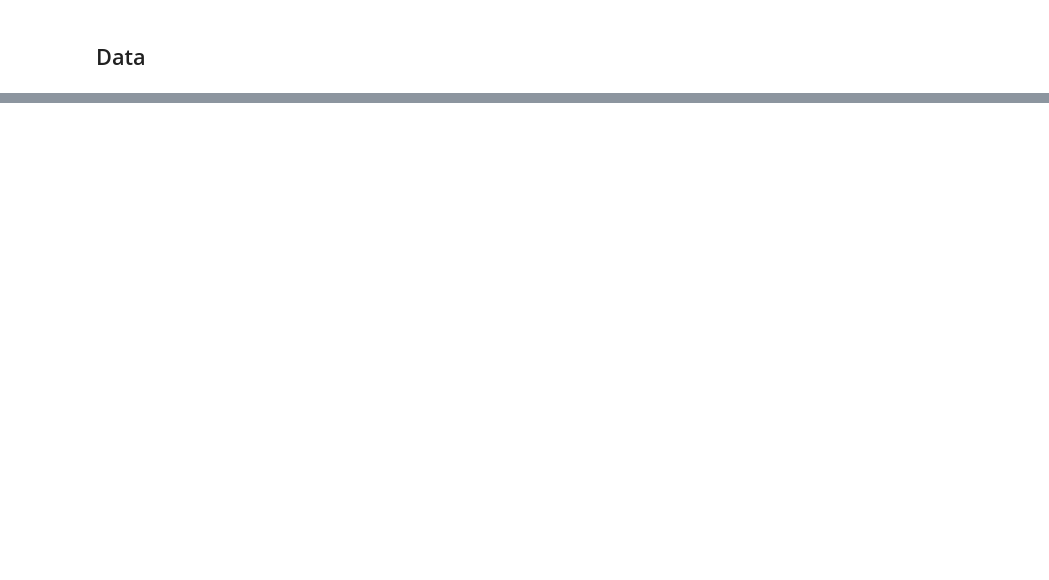
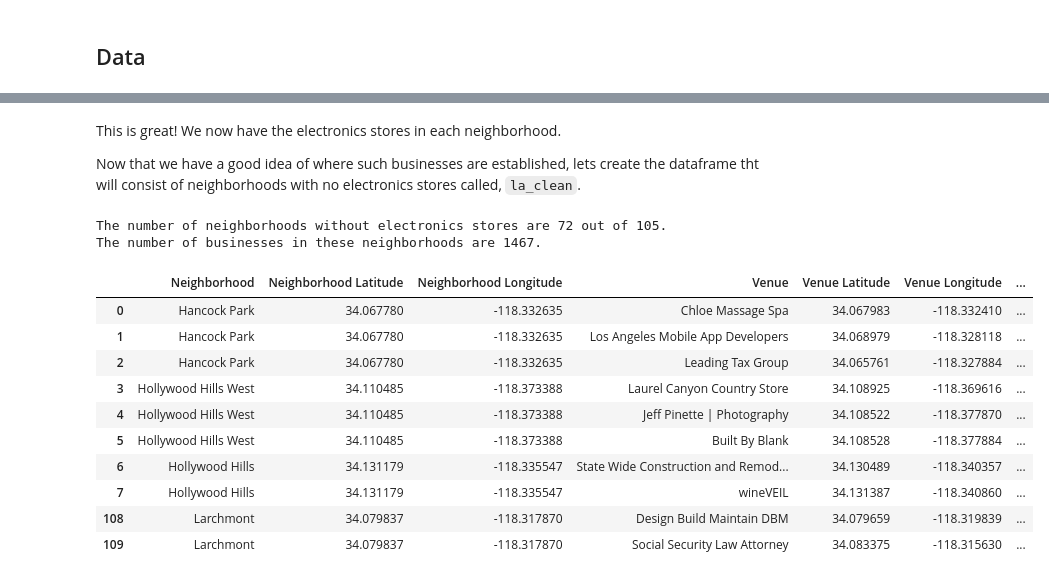
Before and after one commit to jjobel/IBM_DS_Capstone_Project, a Jupyter notebook: Capstone Project - The Battle of Neighborhoods.ipynb, the cells around one changed output, grey strips where cells are left out. Saved outputs shown, nothing was run; the diff lists cells and outputs as text; code cells hidden in the pictures; blank space fills up the shorter version.

```diff
--- a/Capstone Project - The Battle of Neighborhoods.ipynb
+++ b/Capstone Project - The Battle of Neighborhoods.ipynb
@@ -26,0 +138,7 @@ The data used consists of the following:
+# %%
+# We'll only keep neighborhoods in city of LA.
+df_la = df_la[df_la["Neighborhoods"].isin(df_data_1['name'])]
+
+print(f"The total number of neighborhoods in the city of Los Angeles are {len(df_la['Neighborhoods'].unique())}")
+
+df_la.head(20)
@@ -26,0 +215,7 @@ The data used consists of the following:
+# %%
+# @hidden_cell
+
+CLIENT_ID = 'WFUNCTLTXYVGNWQBBYFDUNNBDJ444DFUFFYMGMR5BLS40SYR'
+CLIENT_SECRET = '5CMCVPRFLUFJU0CVOJMWX0UU0VX5CT4KHZ3E23BAM0ZUQ12Y'
+VERSION = '20180604'
+LIMIT = 100
@@ -26,0 +270,7 @@ The data used consists of the following:
+# %%
+la_venues = getNearbyVenues(df_la['Neighborhoods'], df_la['Latitude'], df_la['Longitude'])
+
+print(f"There are {la_venues.shape[0]} venues within the Shop & Service venue category that Foursquare recognizes.")
+print(f"The number of neighborhoods Foursquare returns with venues is {len(la_venues['Neighborhood'].unique())} out of the {len(df_la['Neighborhoods'])} neighborhoods we were considering.")
+
+la_venues.head(15)
@@ -26,0 +292,5 @@ The data used consists of the following:
+# %%
+elec_neigh = la_venues[la_venues['Venue Category'] == 'Electronics Store']
+
+print(f"The number of electronics stores is {elec_neigh.shape[0]} within {len(elec_neigh['Neighborhood'].unique())} neighborhoods")
+elec_neigh.head(15)
@@ -26,0 +315,24 @@ The data used consists of the following:
+# %% [markdown]
+This is great! We now have the electronics stores in each neighborhood.
+
+Now that we have a good idea of where such businesses are established, lets create the dataframe tht will consist of neighborhoods with no electronics stores called, `la_clean`.
+# %%
+la_clean = la_venues[~la_venues['Neighborhood'].isin(elec_neigh['Neighborhood'])]
+
+print(f"The number of neighborhoods without electronics stores are {len(la_clean['Neighborhood'].unique())} out of {len(la_venues['Neighborhood'].unique())}.")
+print(f"The number of businesses in these neighborhoods are {la_clean.shape[0]}.")
+la_clean.head(10)
+# %% [output]
+The number of neighborhoods without electronics stores are 72 out of 105.
+The number of businesses in these neighborhoods are 1467.
+|  | Neighborhood | Neighborhood Latitude | Neighborhood Longitude | Venue | Venue Latitude | Venue Longitude | ... |
+| 0 | Hancock Park | 34.067780 | -118.332635 | Chloe Massage Spa | 34.067983 | -118.332410 | ... |
+| 1 | Hancock Park | 34.067780 | -118.332635 | Los Angeles Mobile App Developers | 34.068979 | -118.328118 | ... |
+| 2 | Hancock Park | 34.067780 | -118.332635 | Leading Tax Group | 34.065761 | -118.327884 | ... |
+| 3 | Hollywood Hills West | 34.110485 | -118.373388 | Laurel Canyon Country Store | 34.108925 | -118.369616 | ... |
+| 4 | Hollywood Hills West | 34.110485 | -118.373388 | Jeff Pinette | Photography | 34.108522 | -118.377870 | ... |
+| 5 | Hollywood Hills West | 34.110485 | -118.373388 | Built By Blank | 34.108528 | -118.377884 | ... |
+| 6 | Hollywood Hills | 34.131179 | -118.335547 | State Wide Construction and Remod... | 34.130489 | -118.340357 | ... |
+| 7 | Hollywood Hills | 34.131179 | -118.335547 | wineVEIL | 34.131387 | -118.340860 | ... |
+| 108 | Larchmont | 34.079837 | -118.317870 | Design Build Maintain DBM | 34.079659 | -118.319839 | ... |
+| 109 | Larchmont | 34.079837 | -118.317870 | Social Security Law Attorney | 34.083375 | -118.315630 | ... |
```
Also changed, not shown: parts of 39 cells of this notebook.
